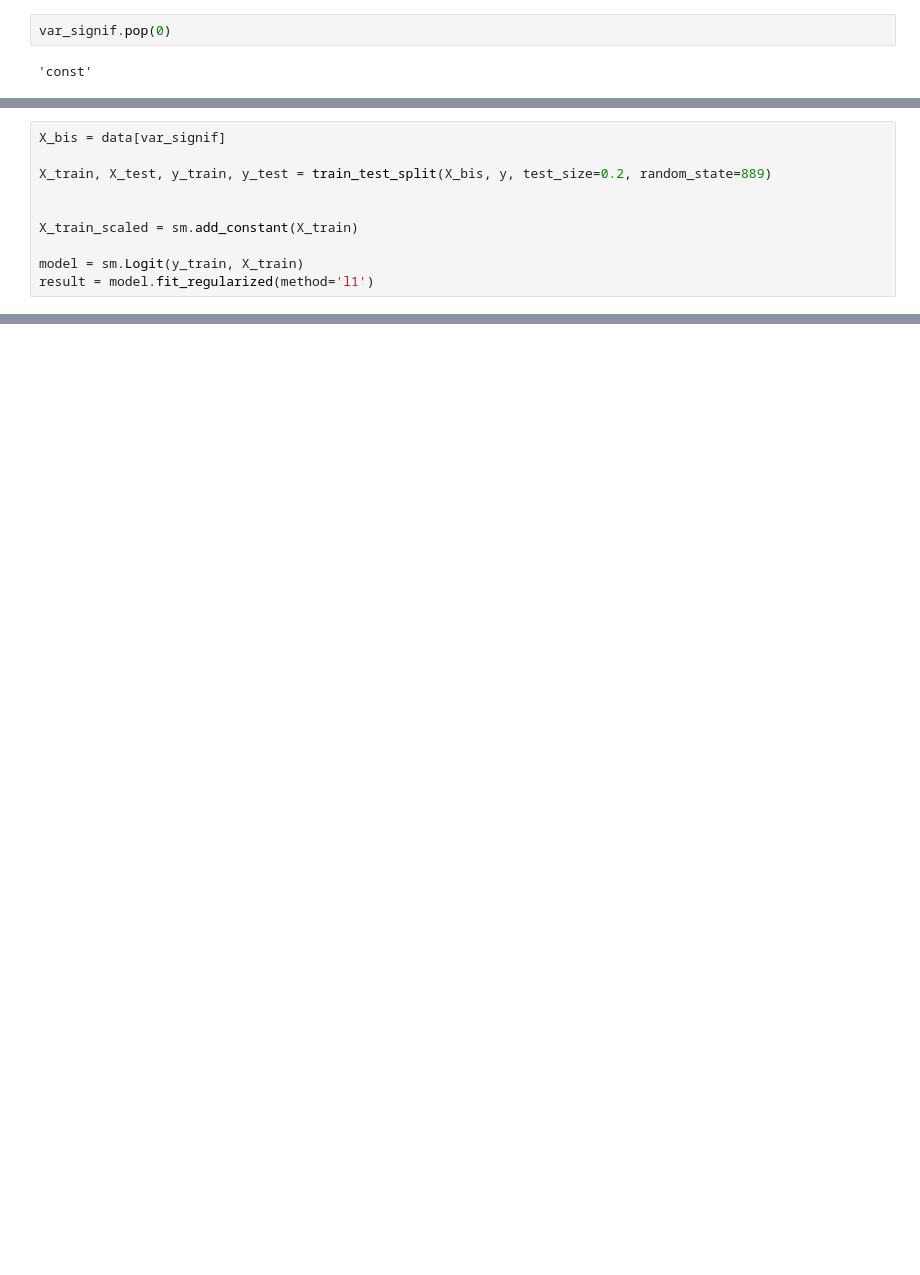
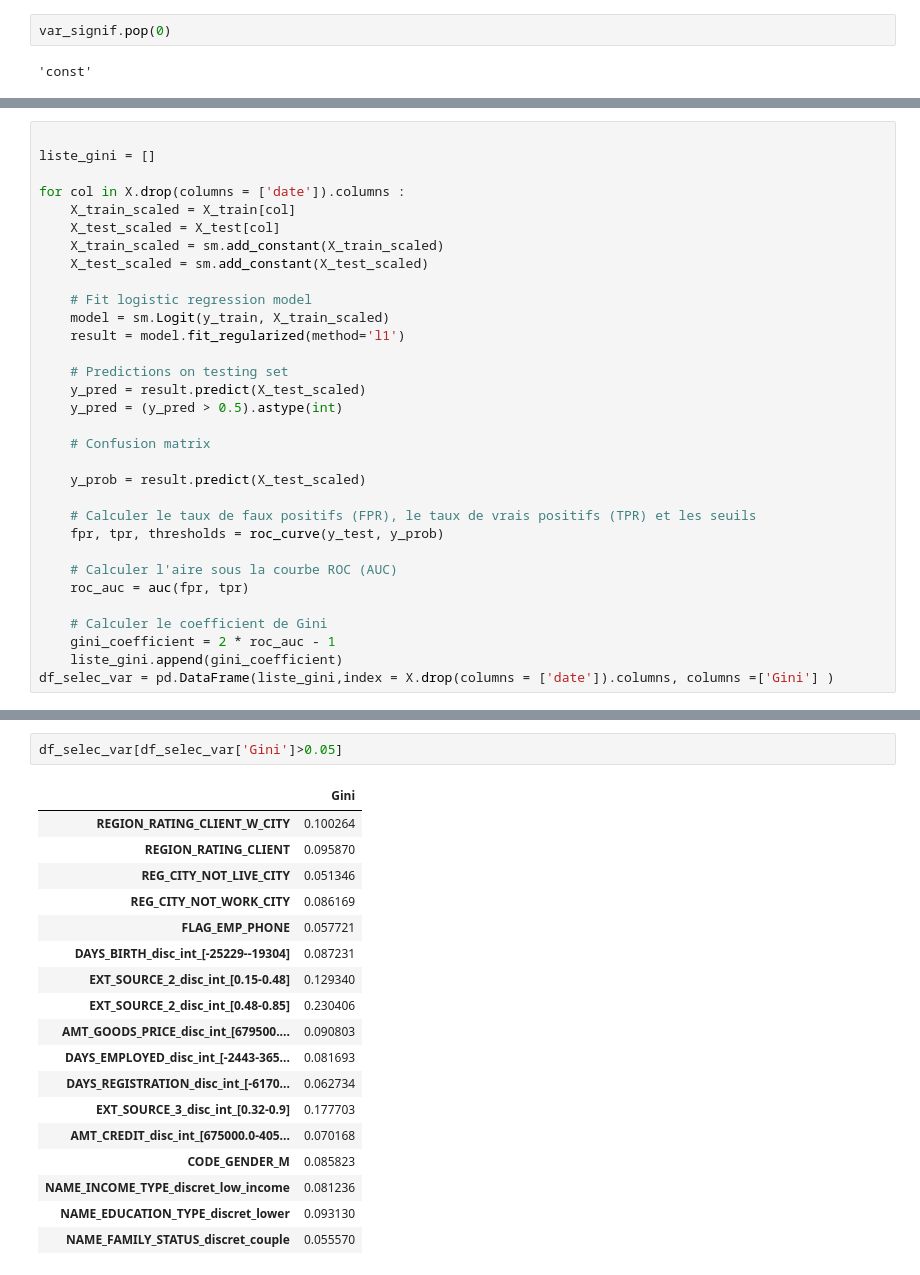
Before and after one commit to SamuelBaheux/Challenge_Nexialog, a Jupyter notebook: Modèle baseline.ipynb, the cells around one changed output, grey strips where cells are left out. Drawn from its saved outputs; the diff is of its cells as text; blank space fills up the shorter version.

```diff
--- a/Modèle baseline.ipynb
+++ b/Modèle baseline.ipynb
@@ -263,10 +234,0 @@ var_signif
-# %%
-X_bis = data[var_signif]
-
-X_train, X_test, y_train, y_test = train_test_split(X_bis, y, test_size=0.2, random_state=889)
-
-
-X_train_scaled = sm.add_constant(X_train)
-
-model = sm.Logit(y_train, X_train)
-result = model.fit_regularized(method='l1')
@@ -335,0 +235,32 @@ plt.show()
+# %%
+
+liste_gini = []
+
+for col in X.drop(columns = ['date']).columns :
+    X_train_scaled = X_train[col]
+    X_test_scaled = X_test[col]
+    X_train_scaled = sm.add_constant(X_train_scaled)
+    X_test_scaled = sm.add_constant(X_test_scaled)
+
+    # Fit logistic regression model
+    model = sm.Logit(y_train, X_train_scaled)
+    result = model.fit_regularized(method='l1')
+
+    # Predictions on testing set
+    y_pred = result.predict(X_test_scaled)
+    y_pred = (y_pred > 0.5).astype(int)
+
+    # Confusion matrix
+
+    y_prob = result.predict(X_test_scaled)
+
+    # Calculer le taux de faux positifs (FPR), le taux de vrais positifs (TPR) et les seuils
+    fpr, tpr, thresholds = roc_curve(y_test, y_prob)
+
+    # Calculer l'aire sous la courbe ROC (AUC)
+    roc_auc = auc(fpr, tpr)
+
+    # Calculer le coefficient de Gini
+    gini_coefficient = 2 * roc_auc - 1
+    liste_gini.append(gini_coefficient)
+df_selec_var = pd.DataFrame(liste_gini,index = X.drop(columns = ['date']).columns, columns =['Gini'] )
@@ -335,0 +285,21 @@ plt.show()
+# %%
+df_selec_var[df_selec_var['Gini']>0.05]
+# %% [output]
+|  | Gini |
+| REGION_RATING_CLIENT_W_CITY | 0.100264 |
+| REGION_RATING_CLIENT | 0.095870 |
+| REG_CITY_NOT_LIVE_CITY | 0.051346 |
+| REG_CITY_NOT_WORK_CITY | 0.086169 |
+| FLAG_EMP_PHONE | 0.057721 |
+| DAYS_BIRTH_disc_int_[-25229--19304] | 0.087231 |
+| EXT_SOURCE_2_disc_int_[0.15-0.48] | 0.129340 |
+| EXT_SOURCE_2_disc_int_[0.48-0.85] | 0.230406 |
+| AMT_GOODS_PRICE_disc_int_[679500.... | 0.090803 |
+| DAYS_EMPLOYED_disc_int_[-2443-365... | 0.081693 |
+| DAYS_REGISTRATION_disc_int_[-6170... | 0.062734 |
+| EXT_SOURCE_3_disc_int_[0.32-0.9] | 0.177703 |
+| AMT_CREDIT_disc_int_[675000.0-405... | 0.070168 |
+| CODE_GENDER_M | 0.085823 |
+| NAME_INCOME_TYPE_discret_low_income | 0.081236 |
+| NAME_EDUCATION_TYPE_discret_lower | 0.093130 |
+| NAME_FAMILY_STATUS_discret_couple | 0.055570 |
```
Also changed, not shown: parts of 19 cells of this notebook, 1 other file.
